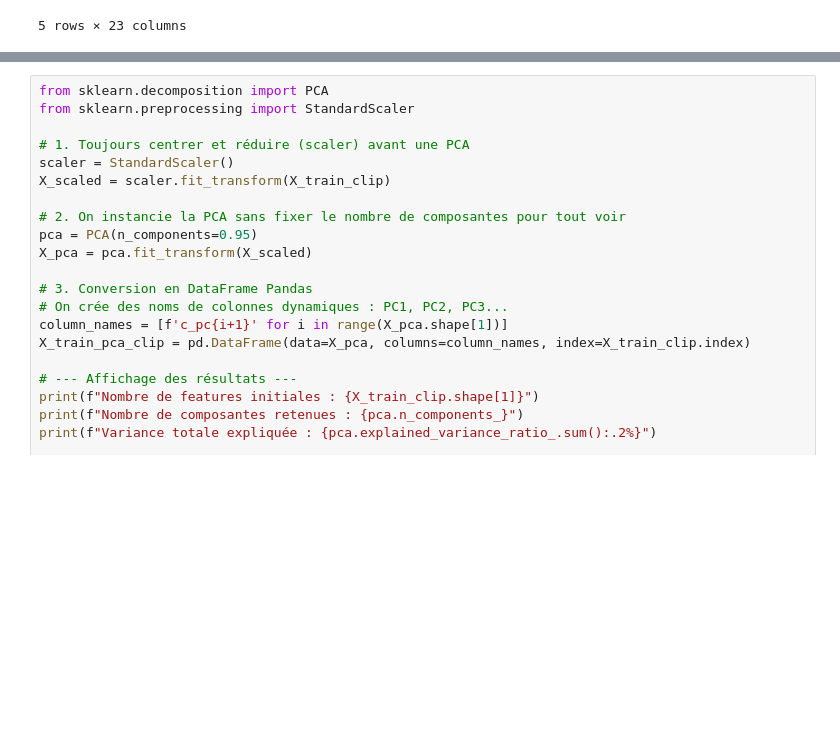
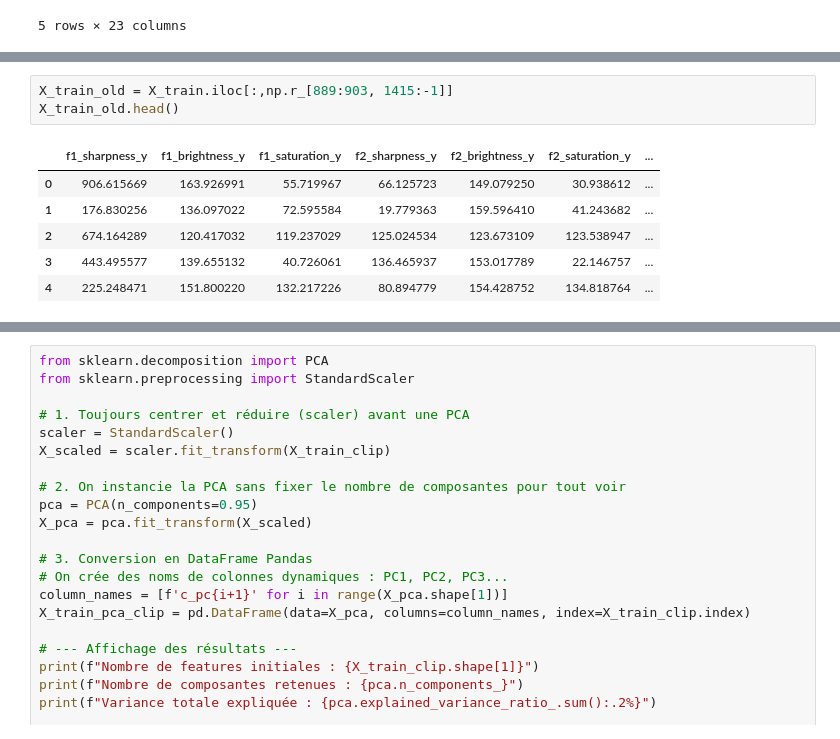
Before and after one commit to sourdevalthibault/hackathon, a Jupyter notebook: models/stats_dataset.ipynb, the cells around one changed output, grey strips where cells are left out. Saved outputs shown, nothing was run; the diff lists cells and outputs as text; blank space fills up the shorter version.

```diff
--- a/models/stats_dataset.ipynb
+++ b/models/stats_dataset.ipynb
@@ -71,3 +73,13 @@ X_train_vigg.head()
 | 3 | -0.382426 | 0.004791 | 0.090773 | -0.655523 | 0.114082 | -0.802606 | 0.437555 | -0.306028 | ... |
 | 4 | -0.428971 | 0.389109 | 0.025493 | -0.475513 | -0.156904 | -0.484427 | 0.257880 | -0.047600 | ... |
 5 rows × 256 columns
+# %%
+X_train_old = X_train.iloc[:,np.r_[889:903, 1415:-1]]
+X_train_old.head()
+# %% [output]
+|  | f1_sharpness_y | f1_brightness_y | f1_saturation_y | f2_sharpness_y | f2_brightness_y | f2_saturation_y | ... |
+| 0 | 906.615669 | 163.926991 | 55.719967 | 66.125723 | 149.079250 | 30.938612 | ... |
+| 1 | 176.830256 | 136.097022 | 72.595584 | 19.779363 | 159.596410 | 41.243682 | ... |
+| 2 | 674.164289 | 120.417032 | 119.237029 | 125.024534 | 123.673109 | 123.538947 | ... |
+| 3 | 443.495577 | 139.655132 | 40.726061 | 136.465937 | 153.017789 | 22.146757 | ... |
+| 4 | 225.248471 | 151.800220 | 132.217226 | 80.894779 | 154.428752 | 134.818764 | ... |
```
Also changed, not shown: parts of 18 cells of this notebook, 21 other files.
